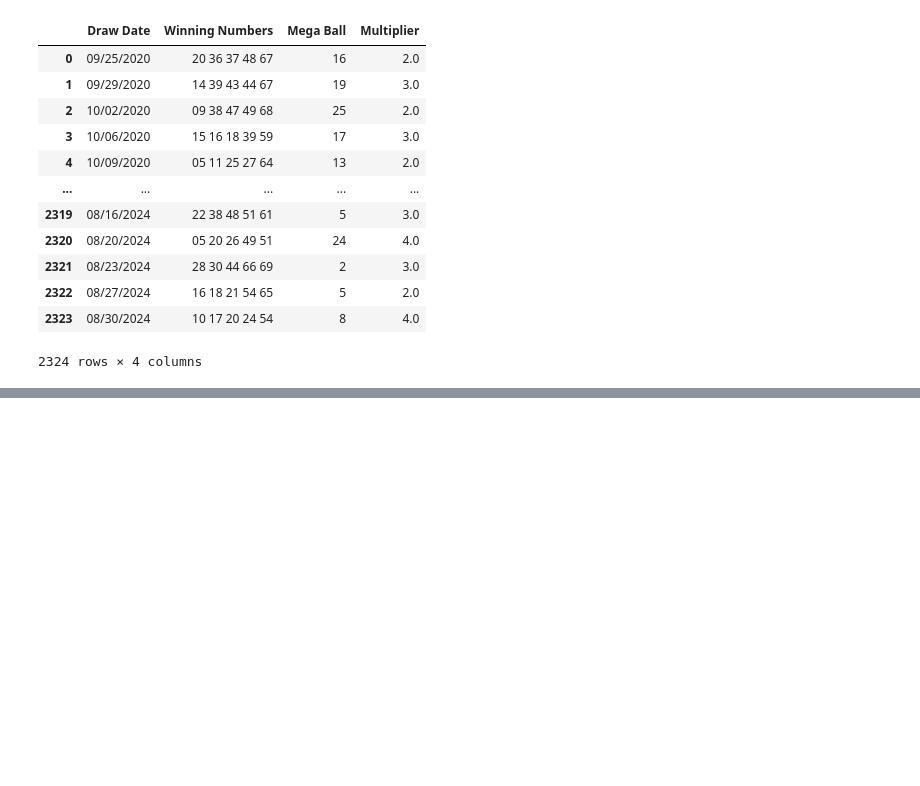
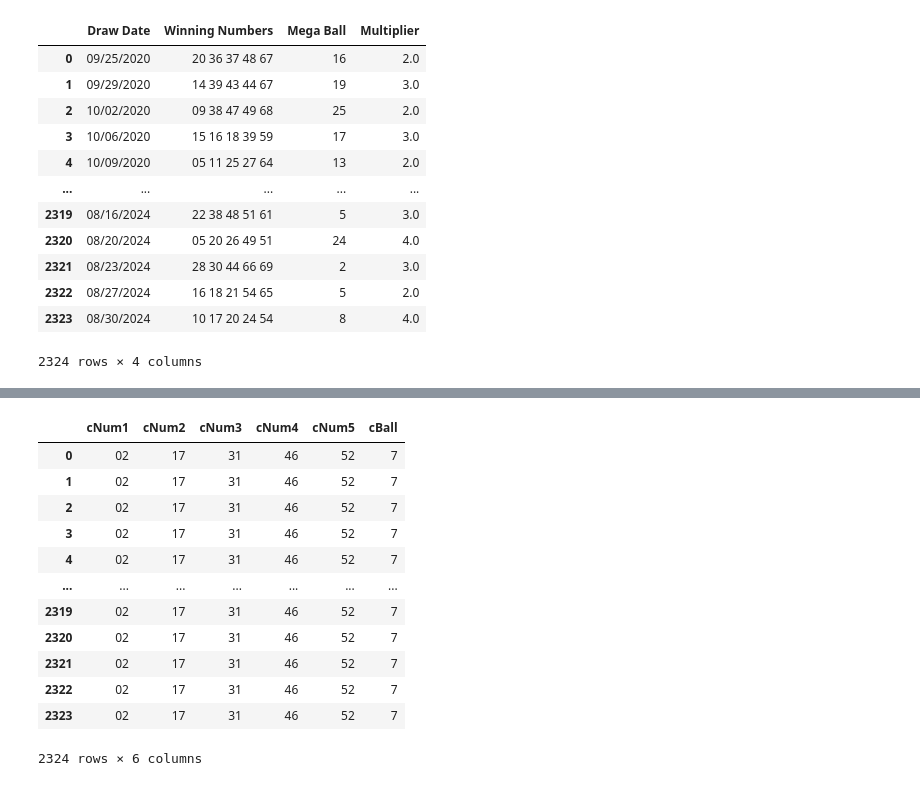
Before and after one commit to Scross2001/Lottery_Prediction, a Jupyter notebook: notebook.ipynb, the cells around one changed output, grey strips where cells are left out. Drawn from its saved outputs; the diff is of its cells as text; code cells hidden in the pictures; blank space fills up the shorter version.

```diff
--- a/notebook.ipynb
+++ b/notebook.ipynb
@@ -23,0 +87,18 @@ lottery
+# %%
+x = winning_numbers_split[["Num1", "Num2", "Num3", "Num4", "Num5", "Ball"]]
+y = winning_numbers_split[["cNum1", "cNum2", "cNum3", "cNum4", "cNum5", "cBall"]]
+y
+# %% [output]
+|  | cNum1 | cNum2 | cNum3 | cNum4 | cNum5 | cBall |
+| 0 | 02 | 17 | 31 | 46 | 52 | 7 |
+| 1 | 02 | 17 | 31 | 46 | 52 | 7 |
+| 2 | 02 | 17 | 31 | 46 | 52 | 7 |
+| 3 | 02 | 17 | 31 | 46 | 52 | 7 |
+| 4 | 02 | 17 | 31 | 46 | 52 | 7 |
+| ... | ... | ... | ... | ... | ... | ... |
+| 2319 | 02 | 17 | 31 | 46 | 52 | 7 |
+| 2320 | 02 | 17 | 31 | 46 | 52 | 7 |
+| 2321 | 02 | 17 | 31 | 46 | 52 | 7 |
+| 2322 | 02 | 17 | 31 | 46 | 52 | 7 |
+| 2323 | 02 | 17 | 31 | 46 | 52 | 7 |
+2324 rows × 6 columns
```
Also changed, not shown: parts of 12 cells of this notebook, 1 other file.
